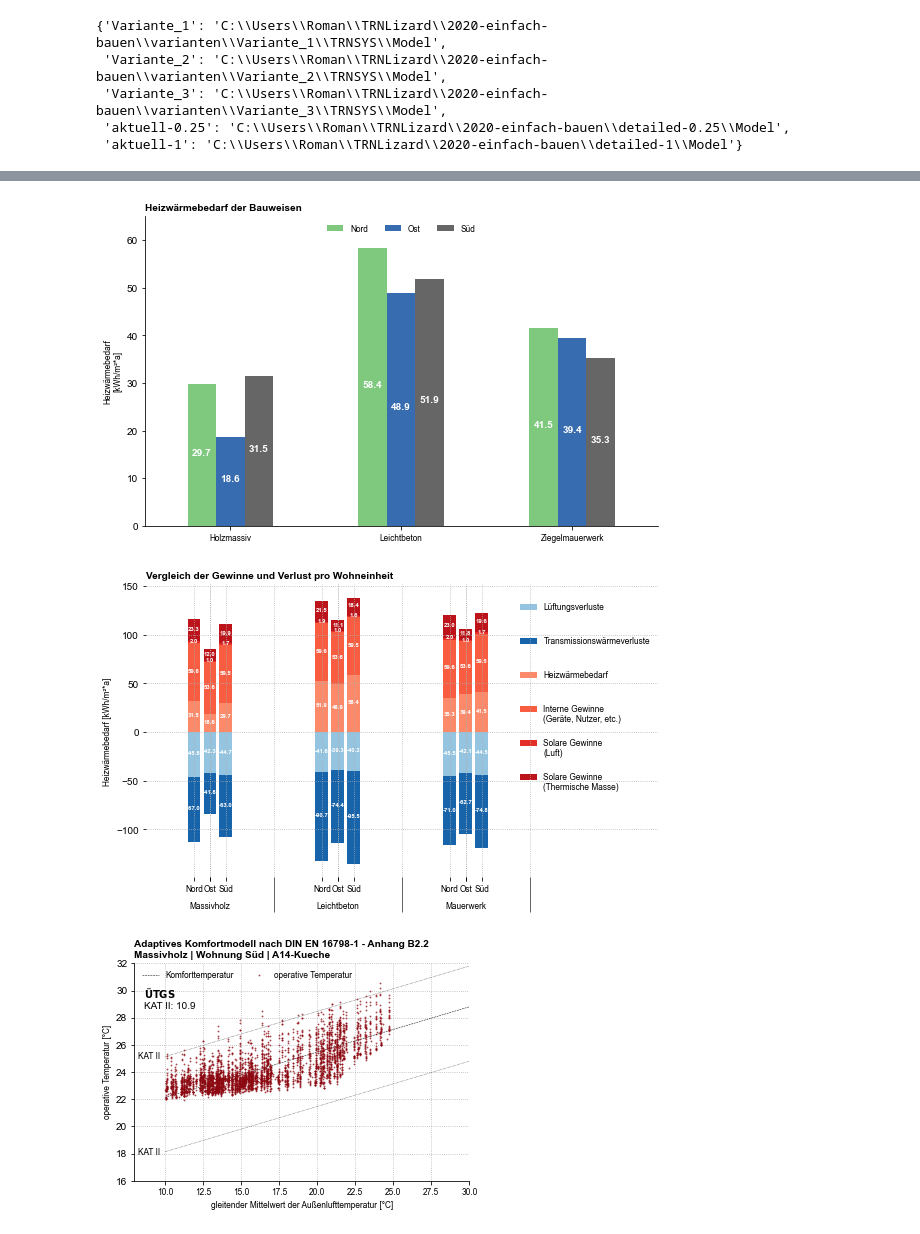
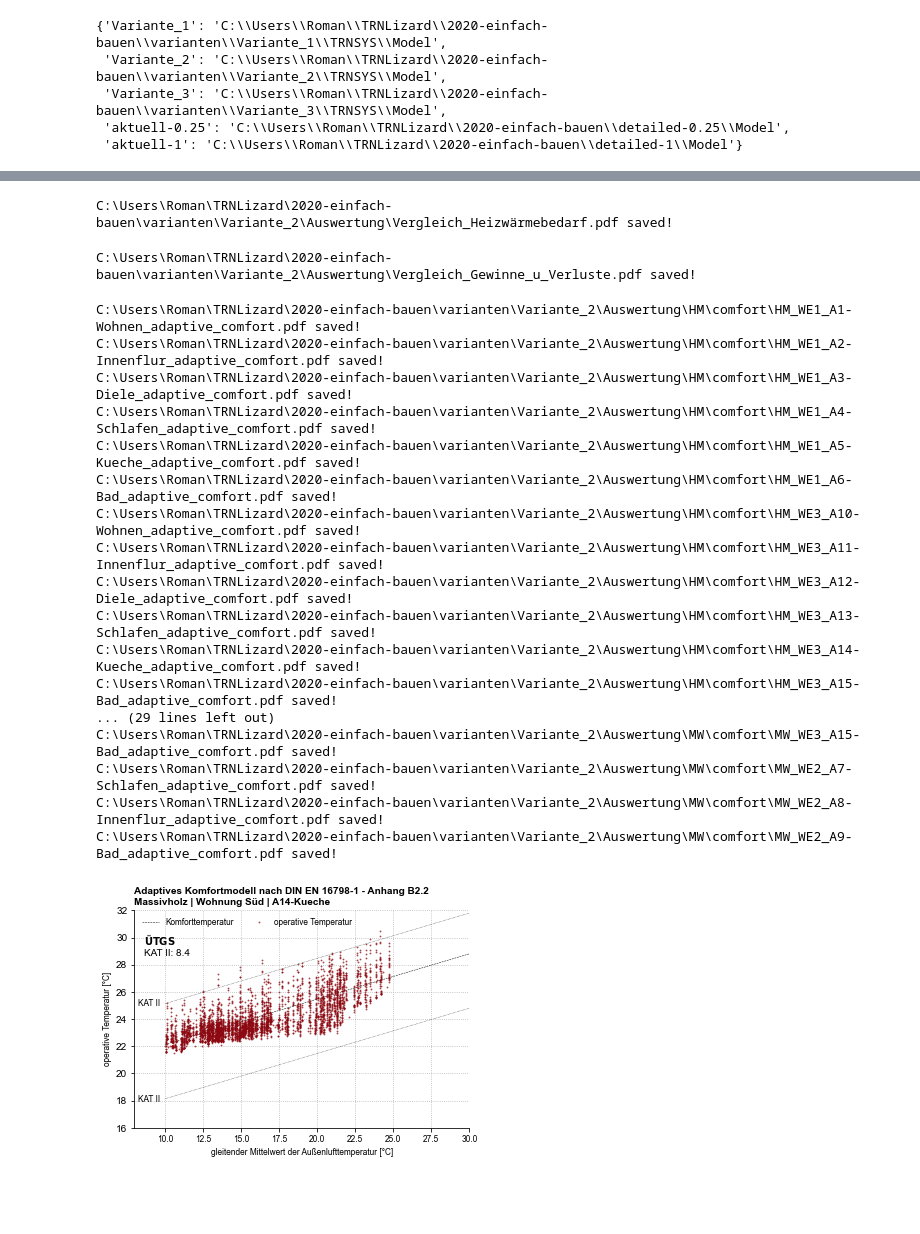
Before and after one commit to Ramonfi/eb-scripts, a Jupyter notebook: 5_Simulationsergebnisse.ipynb, the cells around one changed output, grey strips where cells are left out. Cells and saved outputs as stored; diff of their text form; code cells hidden in the pictures; blank space fills up the shorter version.

```diff
--- a/5_Simulationsergebnisse.ipynb
+++ b/5_Simulationsergebnisse.ipynb
@@ -11,15 +11,15 @@ import os
 import matplotlib.pyplot as plt
 import matplotlib.dates as mdates
 from matplotlib.gridspec import GridSpec
-from matplotlib.ticker import FixedLocator, FixedFormatter
+from matplotlib import ticker
 plt.style.use('./src/stylesheets/eb3.mplstyle')
 
-from src.utilities import DIN, get_labels, recolor_lines, export, truncate_colormap
+from src.utilities import DIN, INDOC, get_labels, recolor_lines, export, truncate_colormap
 from src.project_definitions import ori, airnodes, A, wohnungen2, dir_results
 from src.physics import RH
 from src.graphs import thermal_comfort_2, comfort_hx_diagramm
 
-ex = False
+ex = True
 # %%
 def overview_graph(plot_data, ex=False):
 
@@ -273,5 +277,5 @@ if ex:
 # %%
-fig, axs = plt.subplots(figsize=(8,5))
+fig, axs = plt.subplots(figsize=INDOC)
 
 qht = []
 colnames = []
@@ -306,9 +310,9 @@ axs.grid(False)
 plt.subplots_adjust(top=0.5)
 fig.tight_layout()
 if ex:
-    export(fig,dir_export,'Vergleich_Heizwärmebedarf',extlist=['pdf','svg','png'],extsubfolder=True)
+    export(fig,dir_export,'Vergleich_Heizwärmebedarf',extlist=['pdf'])
 # %% [output]
-[figure, removed]
+C:\Users\Roman\TRNLizard\2020-einfach-bauen\varianten\Variante_2\Auswertung\Vergleich_Heizwärmebedarf.pdf saved!
 # %%
 Q={}
 for b, bui in enumerate(db):
@@ -337,7 +341,7 @@ Q.columns = Q.columns.swaplevel(0,1)
 Q.dropna(axis=1,inplace=True)
 Q.sort_index(inplace=True, axis=1)
 
-fig,axs = plt.subplots(figsize=(8,5))
+fig,axs = plt.subplots(figsize=INDOC)
 
 w = 0.1
 
@@ -385,11 +389,11 @@ ax2.set_xlim(-0.5,3.5)
 ax2.set_xticklabels(['Nord','Ost','Süd','Nord','Ost','Süd','Nord','Ost','Süd',])
 ax2.xaxis.tick_bottom()
 
-x_locator = FixedLocator([0,1,2])
-x_formatter = FixedFormatter(['Massivholz','Leichtbeton','Mauerwerk'])
+x_locator = ticker.FixedLocator([0,1,2])
+x_formatter = ticker.FixedFormatter(['Massivholz','Leichtbeton','Mauerwerk'])
 
 
-x_locator = FixedLocator([0.5, 1.5, 2.5])
+x_locator = ticker.FixedLocator([0.5, 1.5, 2.5])
 ax2.xaxis.set_minor_locator(x_locator)
 
 axs.set_xticks([0,1,2])
@@ -418,9 +422,9 @@ axs.set_title('Vergleich der Gewinne und Verlust pro Wohneinheit', fontweight =
 
 fig.tight_layout()
 if ex:
-    export(fig,dir_export,'Vergleich_Gewinne_u_Verluste',['pdf','svg','png'],extsubfolder=True )
+    export(fig,dir_export,'Vergleich_Gewinne_u_Verluste',['pdf'] )
 # %% [output]
-[figure, removed]
+C:\Users\Roman\TRNLizard\2020-einfach-bauen\varianten\Variante_2\Auswertung\Vergleich_Gewinne_u_Verluste.pdf saved!
 # %%
 Q={}
 for b, bui in enumerate(db):
@@ -455,27 +459,44 @@ Q.to_csv(os.path.join(exdir,f'Energie_{var}.csv'))
 # %%
 bui='HM'
 app='WE3'
 room=approoms[app][4]
 
 fig,axs = plt.subplots()
 thermal_comfort_2(amb[bui].Tamb_g24,db[bui][app][room].droplevel(level=0,axis=1).TOP,axs,mode='op')
 axs.set_title(f'Adaptives Komfortmodell nach DIN EN 16798-1 - Anhang B2.2\n{bauweisen[bui]} | Wohnung {ori[app]} | {room}',fontweight = 'bold')
 
 if ex:
     for bui in db:
         for app in wohnungen2:
             for room in rooms:
                 if room in db[bui][app].columns:
-                    fig,axs = plt.subplots(figsize=(15,10))
+                    fig,axs = plt.subplots(figsize=INDOC)
                     try:
                         thermal_comfort_2(amb[bui].Tamb_g24,db[bui][app][room].droplevel(level=0,axis=1).TOP,axs,mode='op')
                         axs.set_title(f'Adaptives Komfortmodell nach DIN EN 16798-1 - Anhang B2.2\n{bauweisen[bui]} | Wohnung {ori[app]} | {room}',fontweight = 'bold')
-                        export(fig,os.path.join(dir_export,bui,'comfort'),f'{bui}_{app}_{room}_adaptive_comfort',['pdf','svg','png'])
+                        export(fig,os.path.join(dir_export,bui,'comfort'),f'{bui}_{app}_{room}_adaptive_comfort',['pdf'])
                         #print('{} | {} | {} erfolgreich exportiert!'.format(bauweisen[bui],app, room))
                     except:
                         continue
 # %% [output]
+C:\Users\Roman\TRNLizard\2020-einfach-bauen\varianten\Variante_2\Auswertung\HM\comfort\HM_WE1_A1-Wohnen_adaptive_comfort.pdf saved!
+C:\Users\Roman\TRNLizard\2020-einfach-bauen\varianten\Variante_2\Auswertung\HM\comfort\HM_WE1_A2-Innenflur_adaptive_comfort.pdf saved!
+C:\Users\Roman\TRNLizard\2020-einfach-bauen\varianten\Variante_2\Auswertung\HM\comfort\HM_WE1_A3-Diele_adaptive_comfort.pdf saved!
+C:\Users\Roman\TRNLizard\2020-einfach-bauen\varianten\Variante_2\Auswertung\HM\comfort\HM_WE1_A4-Schlafen_adaptive_comfort.pdf saved!
+C:\Users\Roman\TRNLizard\2020-einfach-bauen\varianten\Variante_2\Auswertung\HM\comfort\HM_WE1_A5-Kueche_adaptive_comfort.pdf saved!
+C:\Users\Roman\TRNLizard\2020-einfach-bauen\varianten\Variante_2\Auswertung\HM\comfort\HM_WE1_A6-Bad_adaptive_comfort.pdf saved!
+C:\Users\Roman\TRNLizard\2020-einfach-bauen\varianten\Variante_2\Auswertung\HM\comfort\HM_WE3_A10-Wohnen_adaptive_comfort.pdf saved!
+C:\Users\Roman\TRNLizard\2020-einfach-bauen\varianten\Variante_2\Auswertung\HM\comfort\HM_WE3_A11-Innenflur_adaptive_comfort.pdf saved!
+C:\Users\Roman\TRNLizard\2020-einfach-bauen\varianten\Variante_2\Auswertung\HM\comfort\HM_WE3_A12-Diele_adaptive_comfort.pdf saved!
+C:\Users\Roman\TRNLizard\2020-einfach-bauen\varianten\Variante_2\Auswertung\HM\comfort\HM_WE3_A13-Schlafen_adaptive_comfort.pdf saved!
+C:\Users\Roman\TRNLizard\2020-einfach-bauen\varianten\Variante_2\Auswertung\HM\comfort\HM_WE3_A14-Kueche_adaptive_comfort.pdf saved!
+C:\Users\Roman\TRNLizard\2020-einfach-bauen\varianten\Variante_2\Auswertung\HM\comfort\HM_WE3_A15-Bad_adaptive_comfort.pdf saved!
+... (29 lines left out)
+C:\Users\Roman\TRNLizard\2020-einfach-bauen\varianten\Variante_2\Auswertung\MW\comfort\MW_WE3_A15-Bad_adaptive_comfort.pdf saved!
+C:\Users\Roman\TRNLizard\2020-einfach-bauen\varianten\Variante_2\Auswertung\MW\comfort\MW_WE2_A7-Schlafen_adaptive_comfort.pdf saved!
+C:\Users\Roman\TRNLizard\2020-einfach-bauen\varianten\Variante_2\Auswertung\MW\comfort\MW_WE2_A8-Innenflur_adaptive_comfort.pdf saved!
+C:\Users\Roman\TRNLizard\2020-einfach-bauen\varianten\Variante_2\Auswertung\MW\comfort\MW_WE2_A9-Bad_adaptive_comfort.pdf saved!
-[figure, old version]
+[figure, new version]
 # %%
 app='WE1'
 room='A1-Wohnen'
```
Also changed, not shown: parts of 9 cells of this notebook, 13 other files.
